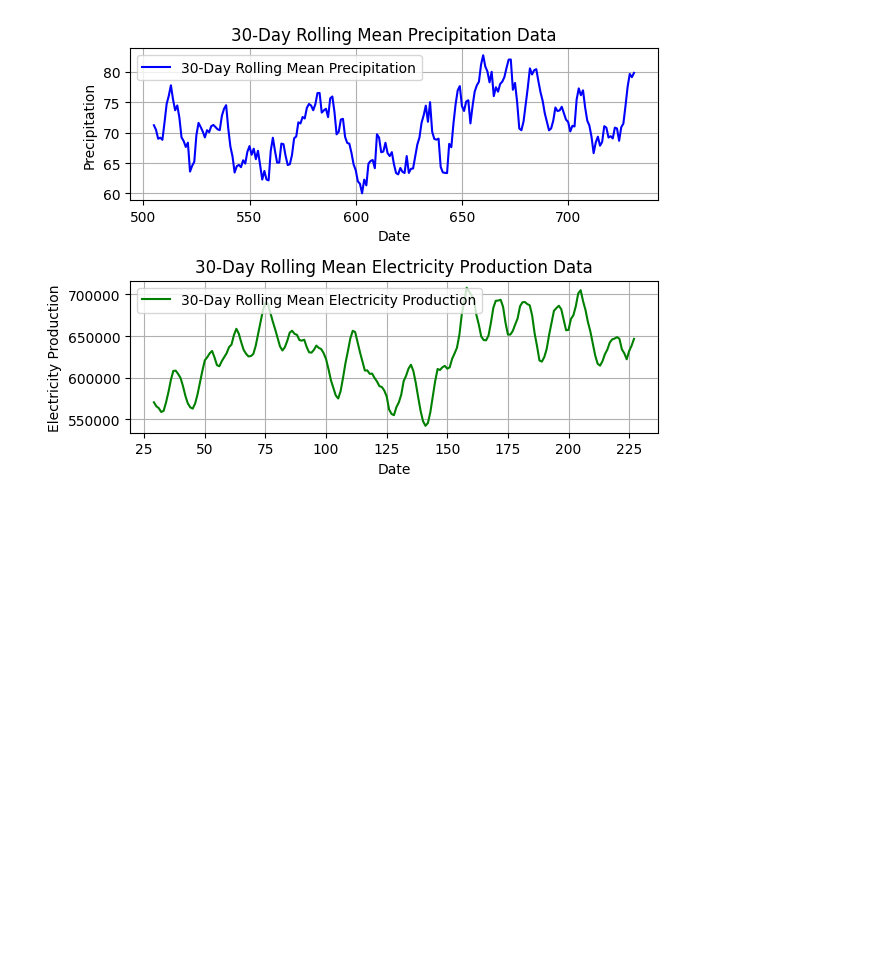
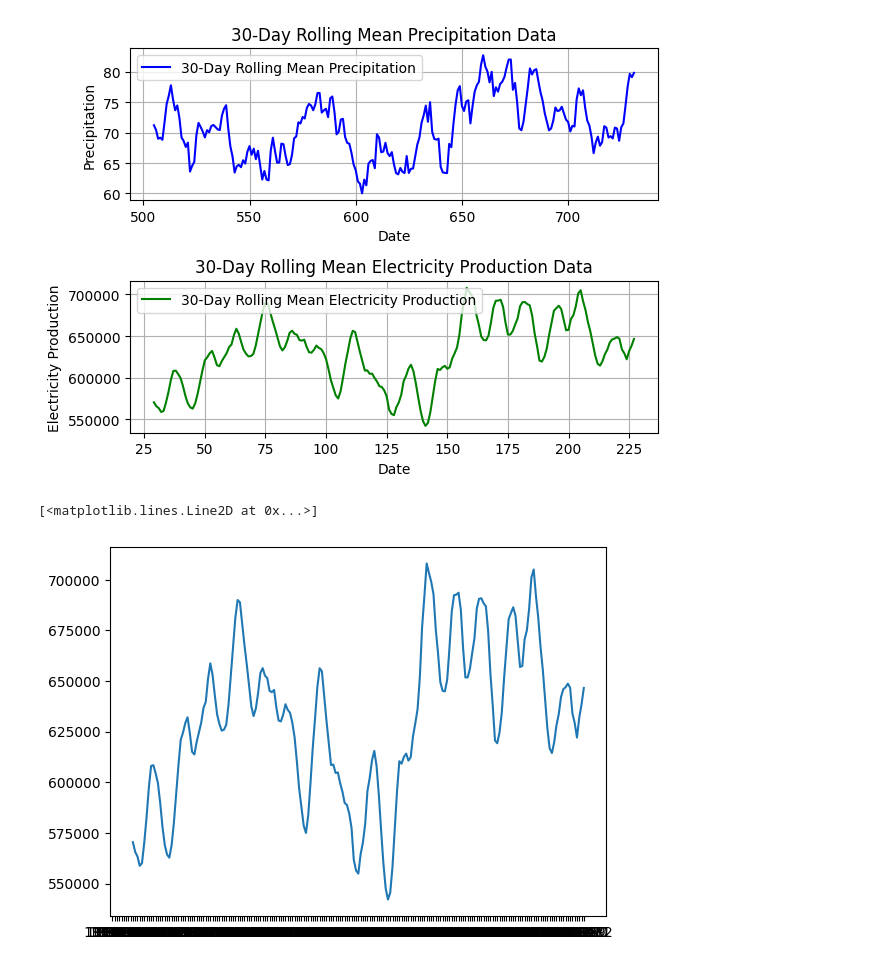
Before and after one commit to alexmakassiouk/ntnu-time-series, a Jupyter notebook: exploration.ipynb, the cells around one changed output. Drawn from its saved outputs; the diff is of its cells as text; code cells hidden in the pictures; blank space fills up the shorter version.

```diff
--- a/exploration.ipynb
+++ b/exploration.ipynb
@@ -120,3 +183,8 @@ plt.tight_layout()
 plt.show()
 # %% [output]
 [figure]
+# %%
+plt.plot(merged_df['month_year'], merged_df['rolling_mean_electricity'])
+# %% [output]
+[<matplotlib.lines.Line2D at 0x...>]
+[figure, added]
```
Also changed, not shown: parts of 14 cells of this notebook.
